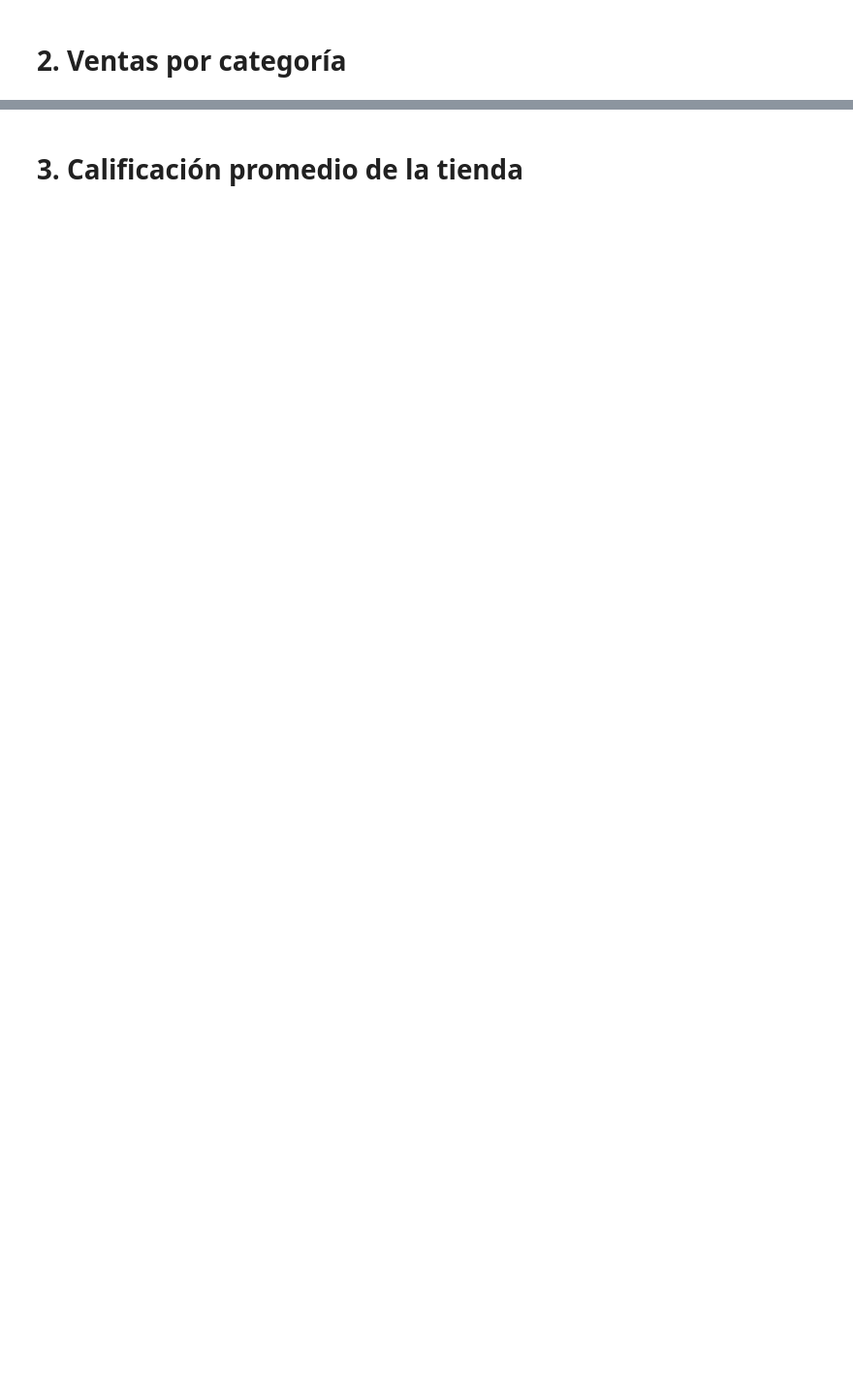
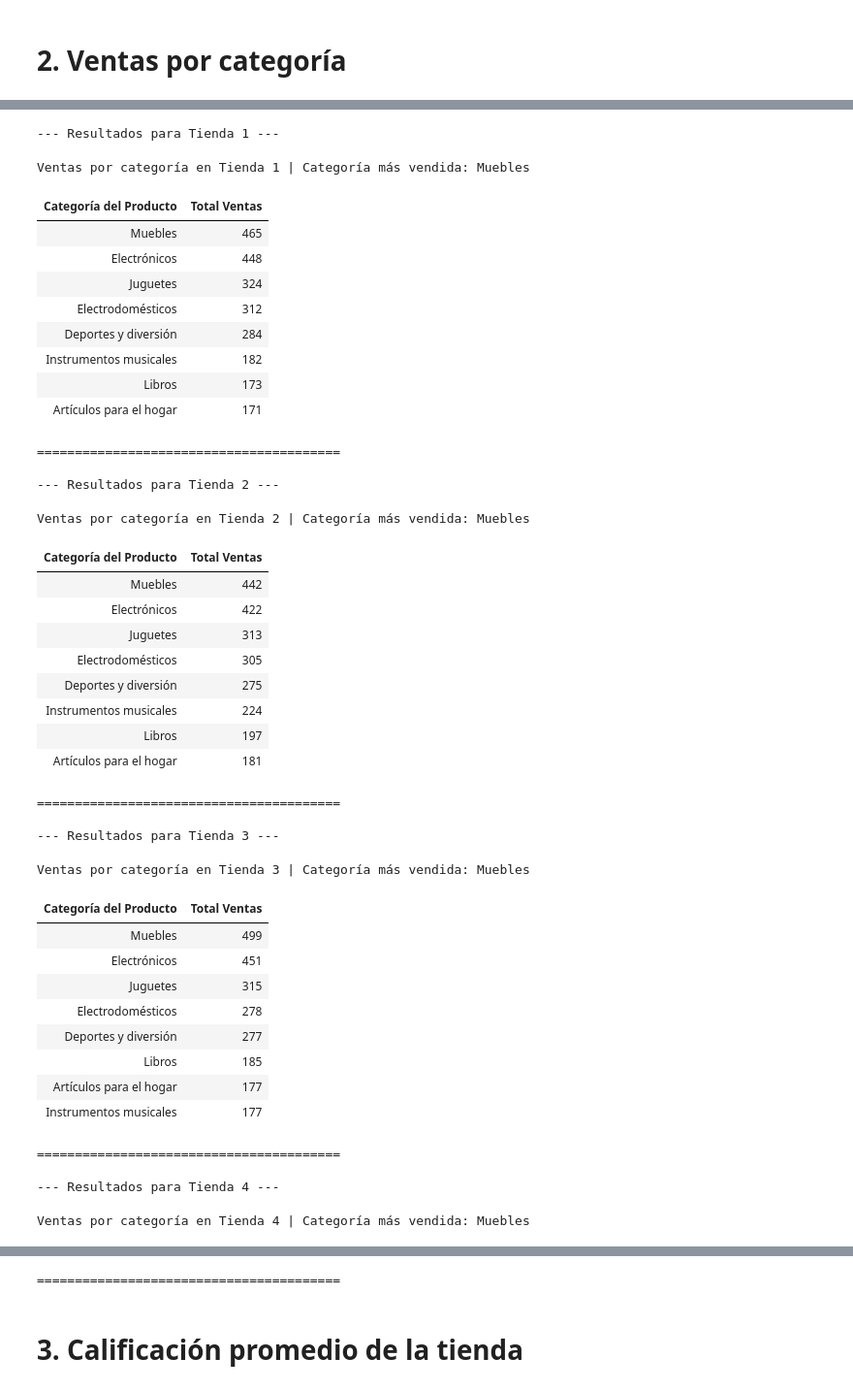
Before and after one commit to AlekJulM/Alura_Store, a Jupyter notebook: AluraStoreLatam.ipynb, the cells around one changed output, grey strips where cells are left out. Shown: that part at 97% size. Saved outputs shown, nothing was run; the diff lists cells and outputs as text; code cells hidden in the pictures; blank space fills up the shorter version.

```diff
--- a/AluraStoreLatam.ipynb
+++ b/AluraStoreLatam.ipynb
@@ -90,0 +88,73 @@ Facturación total: $11.51
+# %%
+tiendas = {
+    "Tienda 1": tienda,
+    "Tienda 2": tienda2,
+    "Tienda 3": tienda3,
+    "Tienda 4": tienda4
+}
+
+for nombre, df in tiendas.items():
+    print(f"--- Resultados para {nombre} ---")
+
+
+    ventas_por_categoria = (
+        df.groupby("Categoría del Producto")
+        .size()
+        .reset_index(name="Total Ventas")
+        .sort_values(by="Total Ventas", ascending=False)
+        .reset_index(drop=True)
+    )
+
+    categoria_mas_vendida = ventas_por_categoria.iloc[0]["Categoría del Producto"]
+
+    styled_table = (
+        ventas_por_categoria.style
+        .hide(axis="index")
+        .set_caption(f"Ventas por categoría en {nombre} | Categoría más vendida: {categoria_mas_vendida}")
+        .format({"Total Ventas": "{:,.0f}"})
+    )
+
+    display(styled_table)
+    print("\n" + "="*40 + "\n")
+# %% [output]
+--- Resultados para Tienda 1 ---
+Ventas por categoría en Tienda 1 | Categoría más vendida: Muebles
+| Categoría del Producto | Total Ventas |
+| Muebles | 465 |
+| Electrónicos | 448 |
+| Juguetes | 324 |
+| Electrodomésticos | 312 |
+| Deportes y diversión | 284 |
+| Instrumentos musicales | 182 |
+| Libros | 173 |
+| Artículos para el hogar | 171 |
+========================================
+
+--- Resultados para Tienda 2 ---
+Ventas por categoría en Tienda 2 | Categoría más vendida: Muebles
+| Categoría del Producto | Total Ventas |
+| Muebles | 442 |
+| Electrónicos | 422 |
+| Juguetes | 313 |
+| Electrodomésticos | 305 |
+| Deportes y diversión | 275 |
+| Instrumentos musicales | 224 |
+| Libros | 197 |
+| Artículos para el hogar | 181 |
+========================================
+
+--- Resultados para Tienda 3 ---
+Ventas por categoría en Tienda 3 | Categoría más vendida: Muebles
+| Categoría del Producto | Total Ventas |
+| Muebles | 499 |
+| Electrónicos | 451 |
+| Juguetes | 315 |
+| Electrodomésticos | 278 |
+| Deportes y diversión | 277 |
+| Libros | 185 |
+| Artículos para el hogar | 177 |
+| Instrumentos musicales | 177 |
+========================================
+
+--- Resultados para Tienda 4 ---
+Ventas por categoría en Tienda 4 | Categoría más vendida: Muebles
@@ -91,2 +170,3 @@ Facturación total: $11.51
+========================================
 # %% [markdown]
 # 3. Calificación promedio de la tienda
```
Also changed, not shown: parts of 10 cells of this notebook.
